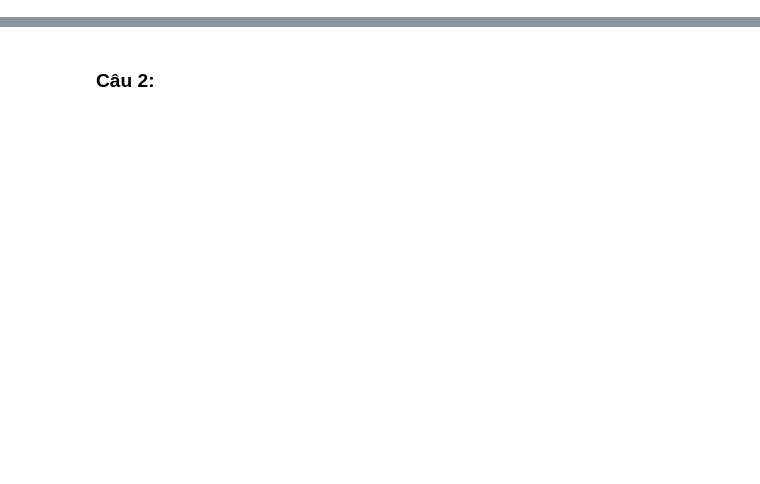
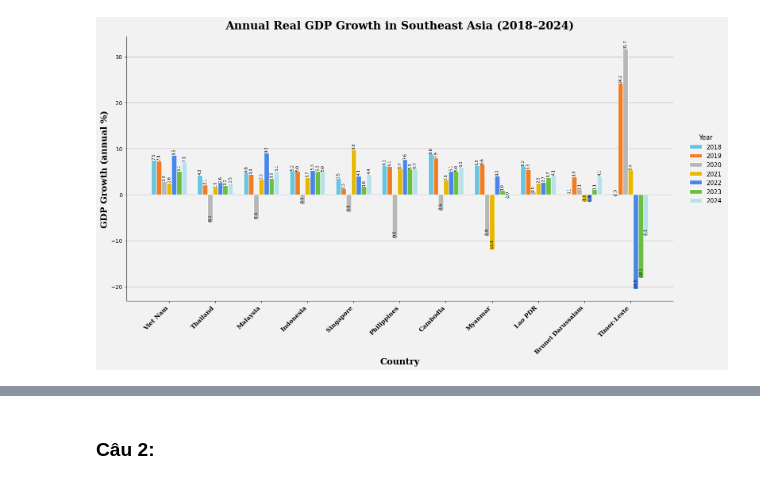
Before and after one commit to tranthanh22/data_visualize_lab2, a Jupyter notebook: lab2.ipynb, the cells around one changed output, grey strips where cells are left out. Cells and saved outputs as stored; diff of their text form; code cells hidden in the pictures; blank space fills up the shorter version.

```diff
--- a/lab2.ipynb
+++ b/lab2.ipynb
@@ -137,11 +191,20 @@ indicators = {
     "NV.IND.TOTL.ZS": "Industry, value added (% GDP)",
     "NV.SRV.TOTL.ZS": "Services, value added (% GDP)",
     "SL.UEM.TOTL.ZS": "Unemployment rate (%)",
-    "FP.CPI.TOTL.ZG": "Inflation, consumer prices (annual %)"
+    "FP.CPI.TOTL.ZG": "Inflation, consumer prices (annual %)",
+    "NV.AGR.TOTL.ZS": "Agriculture, forestry, and fishing, value added (% of GDP)"
 }
+
+
+selected_countries = [
+    "Viet Nam", "Thailand", "Malaysia", "Indonesia",
+    "Singapore", "Philippines", "Cambodia", "Myanmar", "Lao PDR", "Brunei Darussalam", "Timor-Leste"
+]
+
 fdi = get_indicator_data("BX.KLT.DINV.WD.GD.ZS")
 tourism = get_indicator_data("ST.INT.XPND.CD")
 industry = get_indicator_data("NV.IND.TOTL.ZS")
 services = get_indicator_data("NV.SRV.TOTL.ZS")
 unemployment = get_indicator_data("SL.UEM.TOTL.ZS")
 gdp_growth = get_indicator_data("NY.GDP.MKTP.KD.ZG")
+agriculture = get_indicator_data("NV.AGR.TOTL.ZS")
@@ -167,0 +240,62 @@ plt.show()
+# %%
+fig, ax = plt.subplots(figsize=(16, 9), facecolor="#f2f2f2")
+ax.set_facecolor("#f2f2f2")
+
+n_countries = len(plot_pivot.index)
+n_years = len(years)
+
+x = np.arange(n_countries)
+bar_width = 0.11
+
+colors = ["#69c5df", "#f27c22", "#b7b7b7", "#e6b800", "#4a86e8", "#6abf40", "#b7e1ea"]
+
+for i, year in enumerate(years):
+    bars = ax.bar(
+        x + (i - (n_years - 1) / 2) * bar_width,
+        plot_pivot[year].values,
+        width=bar_width,
+        label=str(year),
+        color=colors[i],
+        edgecolor="white"
+    )
+
+    for bar in bars:
+        h = bar.get_height()
+        ax.text(
+            bar.get_x() + bar.get_width() / 2,
+            h + 0.1,
+            f"{h:.1f}",
+            ha="center",
+            va="bottom",
+            fontsize=7,
+            rotation=90
+        )
+
+ax.set_title("Annual Real GDP Growth in Southeast Asia (2018–2024)",
+             fontsize=20, fontweight="bold", family="serif", pad=14)
+ax.set_xlabel("Country", fontsize=16, fontweight="bold", family="serif")
+ax.set_ylabel("GDP Growth (annual %)", fontsize=16, fontweight="bold", family="serif")
+
+ax.set_xticks(x)
+ax.set_xticklabels(plot_pivot.index, rotation=45, ha="right",
+                   fontsize=11, family="serif", fontweight="bold")
+
+ax.yaxis.grid(True, color="gray", alpha=0.5, linewidth=1)
+ax.set_axisbelow(True)
+
+for spine in ["top", "right"]:
+    ax.spines[spine].set_visible(False)
+
+ax.legend(
+    bbox_to_anchor=(1.02, 0.5),
+    loc="center left",
+    frameon=False,
+    fontsize=11,
+    title="Year",
+    title_fontsize=12
+)
+
+plt.tight_layout()
+plt.show()
+# %% [output]
+[figure, added]
```
Also changed, not shown: parts of 20 cells of this notebook.
